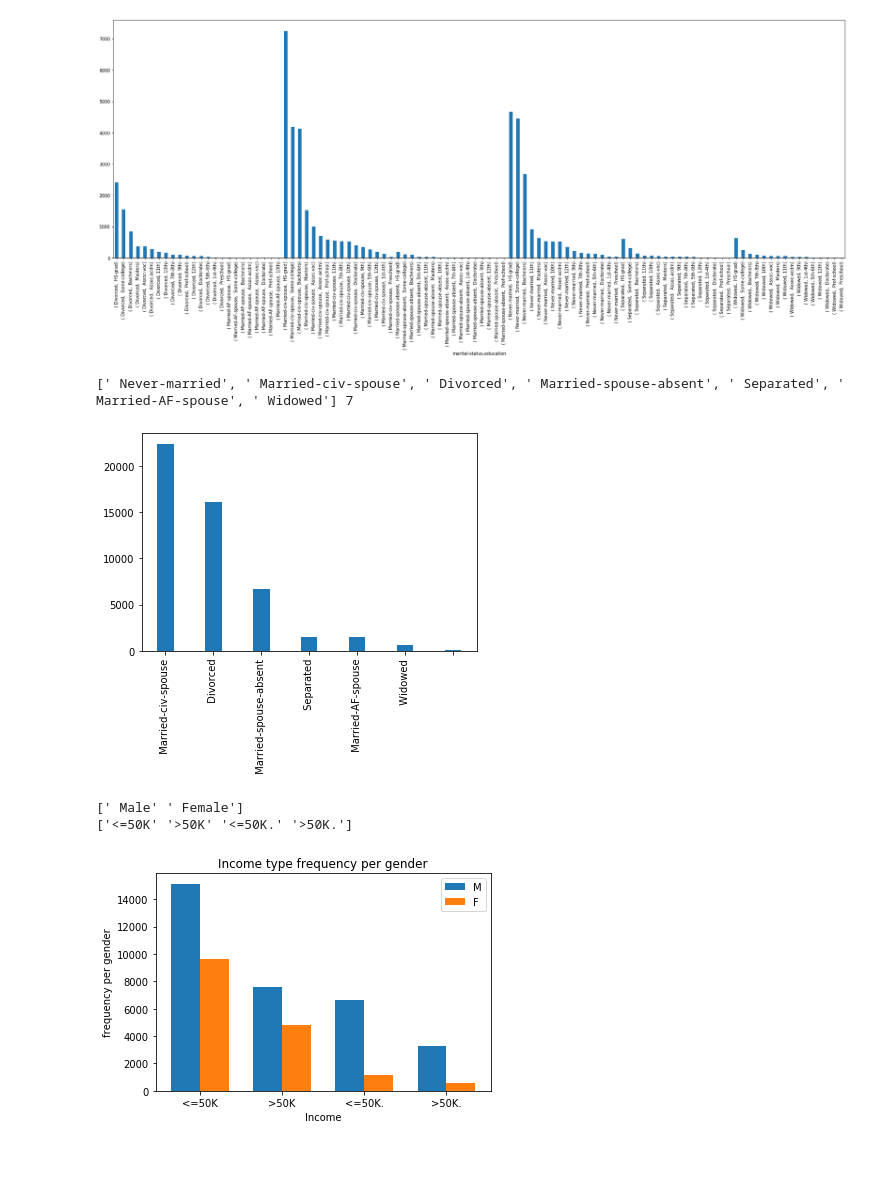
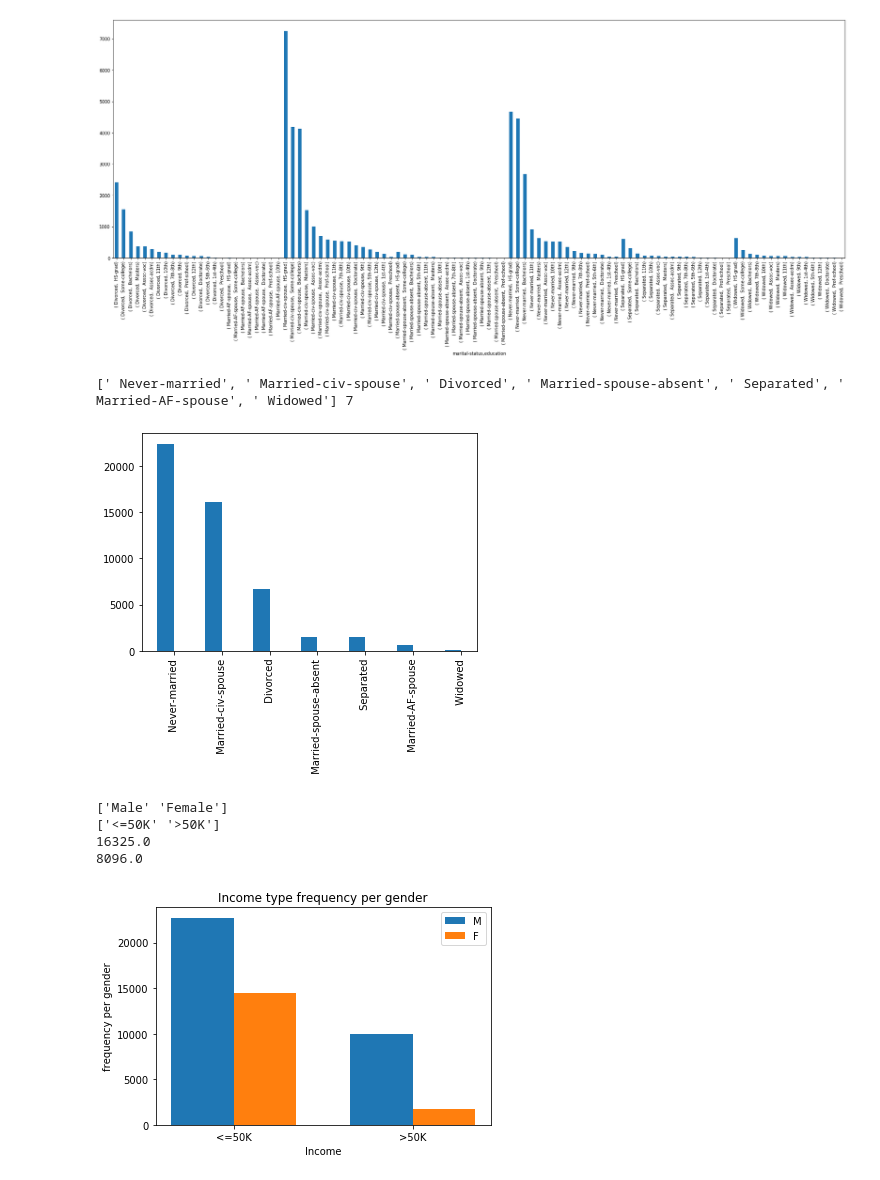
Before and after one commit to DandDevy/dataAnalyticsProject1, a Jupyter notebook: project.ipynb, the cells around one changed output. Drawn from its saved outputs; the diff is of its cells as text; code cells hidden in the pictures.

Commit message:
improved past plots

```diff
--- a/project.ipynb
+++ b/project.ipynb
@@ -291,44 +291,54 @@ def task8improved():
     fig, ax = plt.subplots()
     ax.bar(index, t8df["marital-status"].value_counts(), 0.35,label=str(t8_educ))
     ax.set_xticklabels(t8_educ,rotation=90)
+    ax.set_xticks(0.35 / 2)
     plt.show()
 
 
 task8improved()
 # %% [output]
 [' Never-married', ' Married-civ-spouse', ' Divorced', ' Married-spouse-absent', ' Separated', ' Married-AF-spouse', ' Widowed'] 7
-[figure, old version]
+[figure, new version]
 # %%
 def task7():
     """
     Income type frequency per gender bar chart.
     I have primarily used
     https://stackoverflow.com/questions/53182452/python-create-bar-chart-comparing-2-sets-of-data
 
     https://stackoverflow.com/questions/38294852/making-a-chart-bigger-in-size
     https://pythonprogramming.net/graph-visualization-python3-pandas-data-analysis/
     """
     t7df = dataframeFromCSV.copy()[["sex","Income"]]
     t7df=t7df.dropna()
+    t7df.Income = t7df["Income"].str.replace(".", "")
+    t7df.sex = t7df["sex"].str.replace(" ", "")
+#     t7df.Income = t7df[t7df.Income == '<=50K.'] = '<=50K'
     print(t7df["sex"].unique())
     print(t7df["Income"].unique())
     t7_sex = t7df["Income"].unique()
     index = np.arange( len(t7_sex))
-    t7_male = t7df[t7df["sex"] != " Female"]
-    t7_female = t7df[t7df["sex"] != " Male"]
+    t7_male = t7df[t7df["sex"] != "Female"]
+    t7_female = t7df[t7df["sex"] != "Male"]
     fig, ax = plt.subplots()
+
+    print(t7_male["Income"].value_counts().mean())
+    print(t7_female["Income"].value_counts().mean())
+
     ax.bar(index, t7_male["Income"].value_counts(), 0.35,label=str(t7_sex))
     ax.bar(index+0.35, t7_female["Income"].value_counts(), 0.35,label=str(t7_sex))
     ax.set_xticklabels(t7df["Income"].unique().tolist())
     ax.set_xlabel('Income')
     ax.set_ylabel('frequency per gender')
     ax.set_title('Income type frequency per gender')
     ax.set_xticks(index + 0.35 / 2)
     ax.legend("MF")
     plt.show()
 
 task7()
 # %% [output]
-[' Male' ' Female']
-['<=50K' '>50K' '<=50K.' '>50K.']
+['Male' 'Female']
+['<=50K' '>50K']
+16325.0
+8096.0
-[figure, old version]
+[figure, new version]
```
Also changed, not shown: parts of 1 cell of this notebook.
